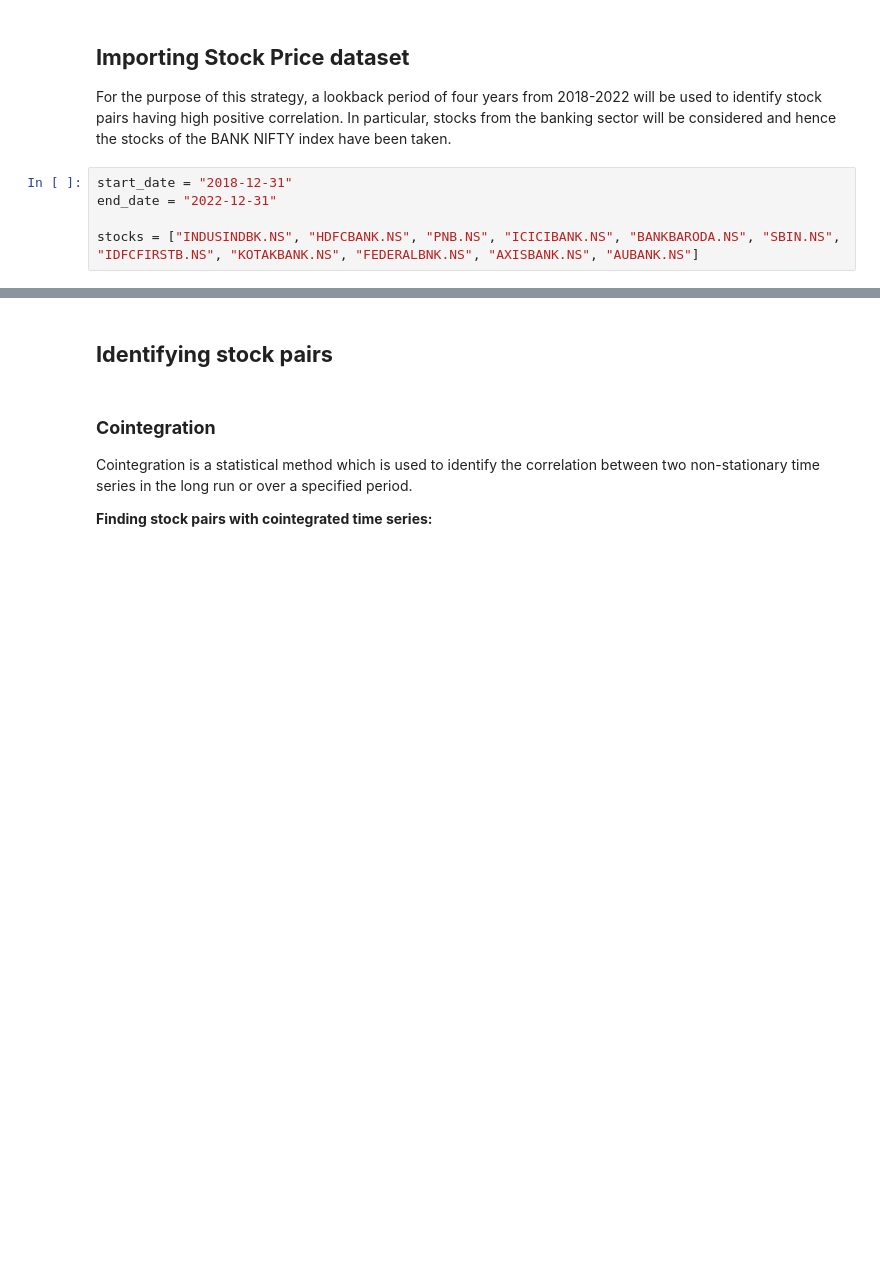
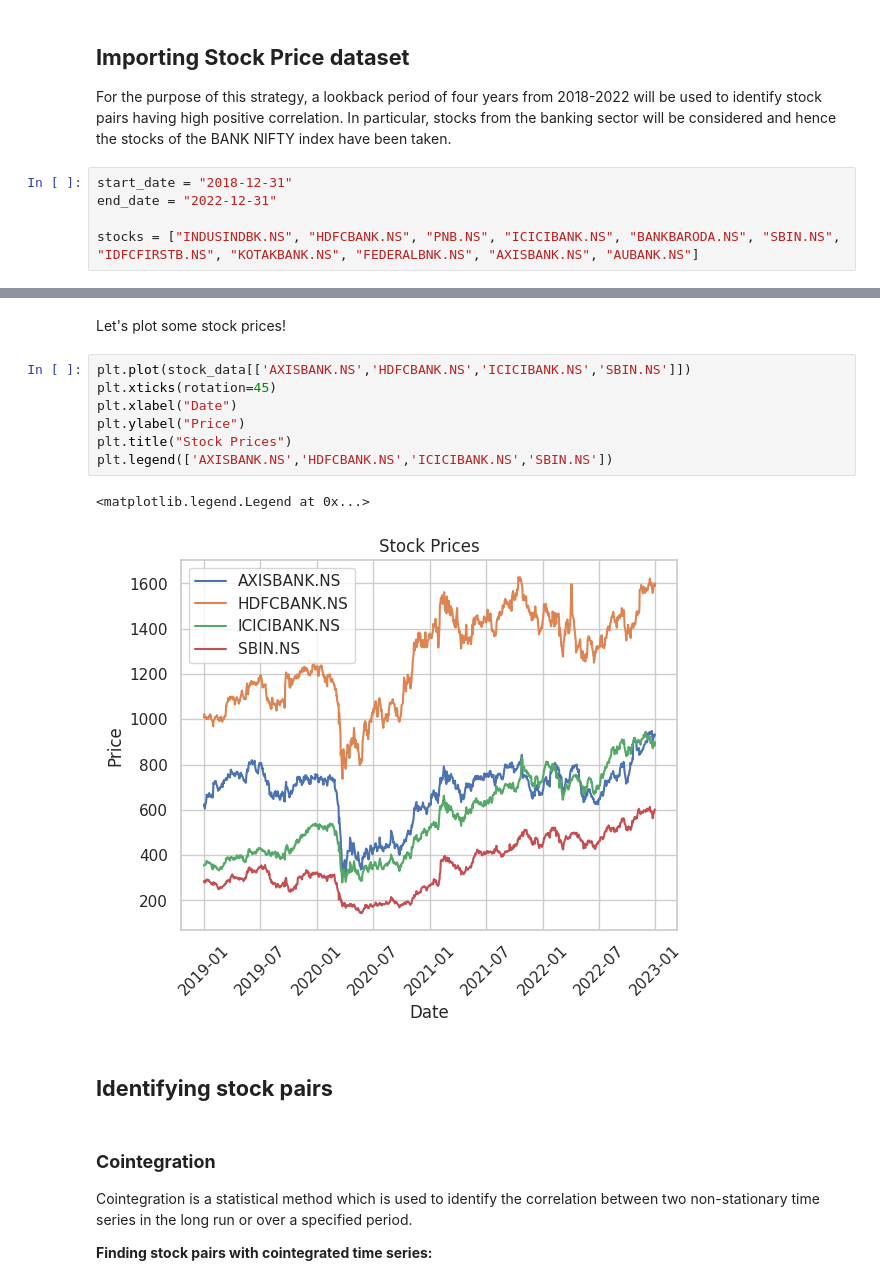
Before and after one commit to Akshat111111/Hedging-of-Financial-Derivatives, a Jupyter notebook: PairsTrading.ipynb, the cells around one changed output, grey strips where cells are left out. Drawn from its saved outputs; the diff is of its cells as text; blank space fills up the shorter version.

```diff
--- a/PairsTrading.ipynb
+++ b/PairsTrading.ipynb
@@ -104,3 +100,15 @@ stock_data.head()
+# %% [markdown]
+Let's plot some stock prices!
+# %%
+plt.plot(stock_data[['AXISBANK.NS','HDFCBANK.NS','ICICIBANK.NS','SBIN.NS']])
+plt.xticks(rotation=45)
+plt.xlabel("Date")
+plt.ylabel("Price")
+plt.title("Stock Prices")
+plt.legend(['AXISBANK.NS','HDFCBANK.NS','ICICIBANK.NS','SBIN.NS'])
+# %% [output]
+<matplotlib.legend.Legend at 0x...>
+[figure, added]
 # %% [markdown]
 ## **Identifying stock pairs**
 # %% [markdown]
```
Also changed, not shown: parts of 19 cells of this notebook.
